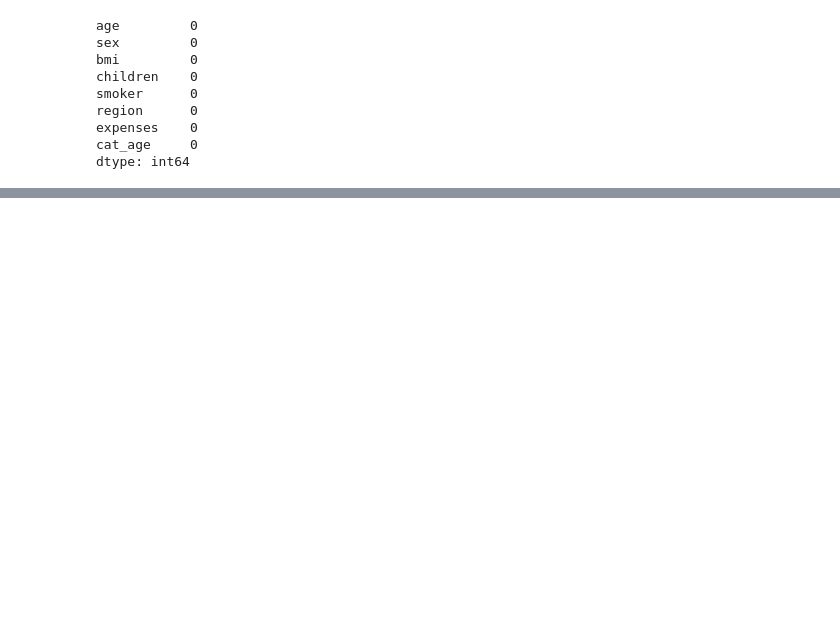
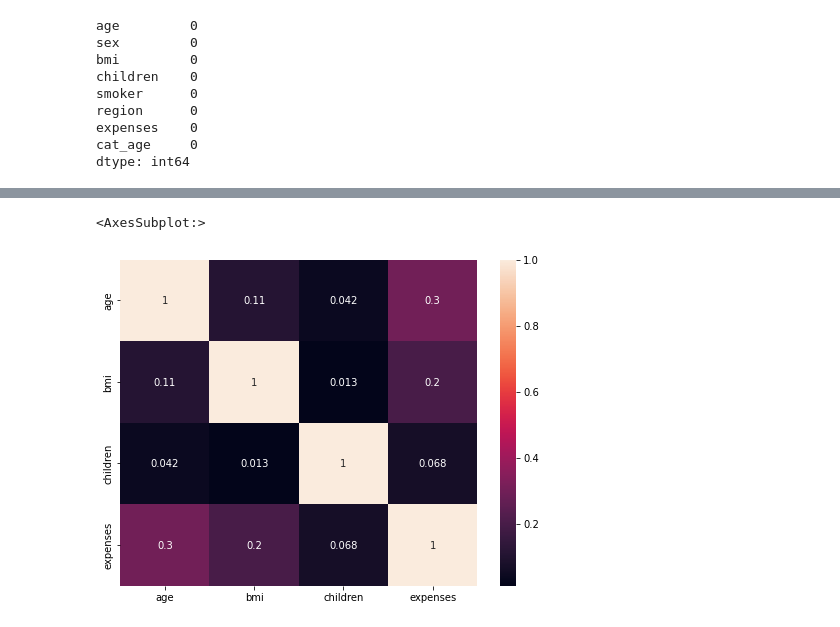
Before and after one commit to harshsanghvi41/Insurance-Premium-Prediction, a Jupyter notebook: notebook/EDA.ipynb, the cells around one changed output, grey strips where cells are left out. Cells and saved outputs as stored; diff of their text form; code cells hidden in the pictures; blank space fills up the shorter version.

```diff
--- a/notebook/EDA.ipynb
+++ b/notebook/EDA.ipynb
@@ -4,7 +4,7 @@ import numpy as np
 import matplotlib.pyplot as plt
 import seaborn as sns
 # %%
-df = pd.read_csv(r"C:\Users\harsh\Insurance-Premium-Prediction\premium\artifact\data_ingestion\2022-07-15-15-22-05\raw_data\insurance")
+df = pd.read_csv(r"C:\Users\harsh\Insurance-Premium-Prediction\premium\artifact\data_ingestion\2022-07-21-09-37-21\raw_data\insurance")
 df
 # %% [output]
 |  | age | sex | bmi | children | smoker | region | expenses |
@@ -181,0 +140,3 @@ TypeError: 'Index' object is not callable
+# %%
+corr = df.corr()
+corr
@@ -181,0 +149,6 @@ TypeError: 'Index' object is not callable
+# %%
+plt.figure(figsize=(8,6))
+sns.heatmap(corr, annot = True)
+# %% [output]
+<AxesSubplot:>
+[figure, added]
```
Also changed, not shown: parts of 15 cells of this notebook, 3 other files.
